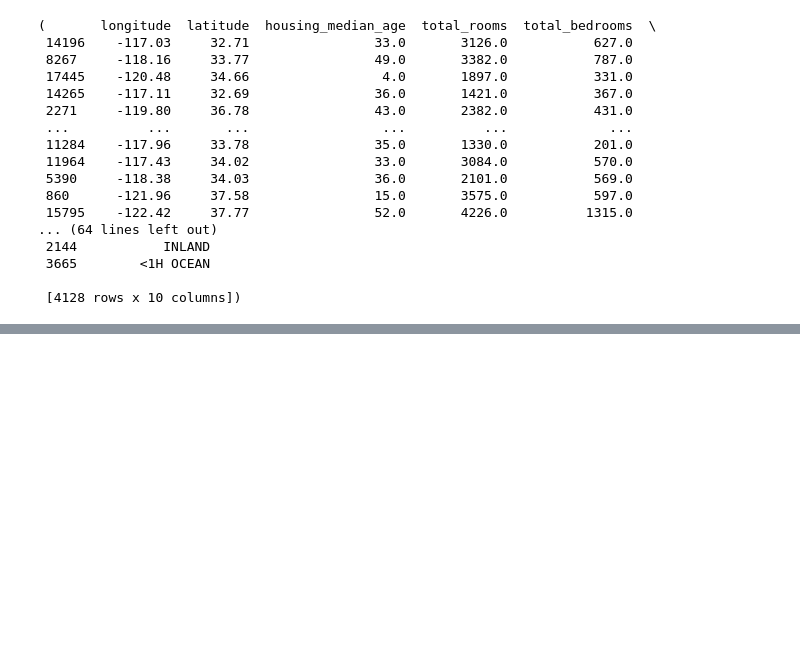
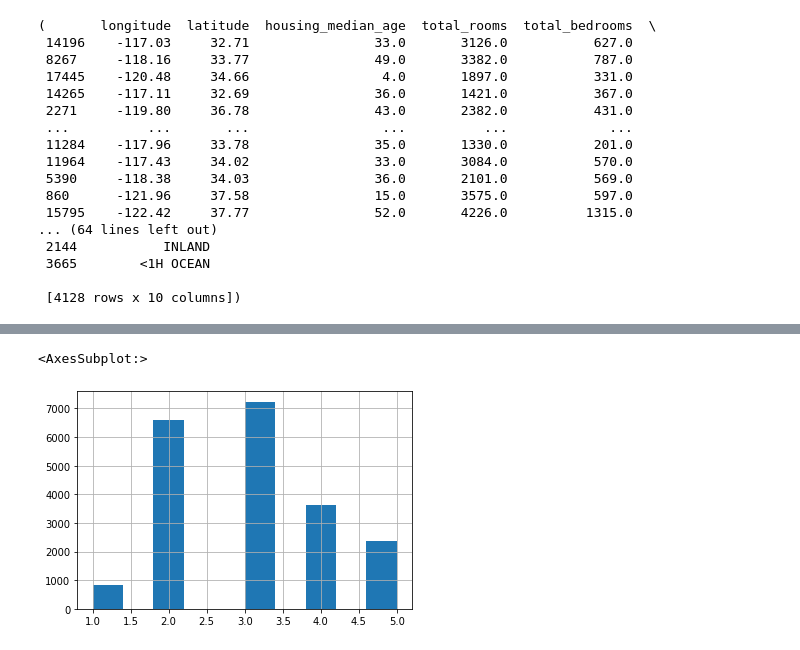
Before and after one commit to yudi43/Everything-ML, a Jupyter notebook: ML Practice Ground/mlproject/Untitled.ipynb, the cells around one changed output, grey strips where cells are left out. Saved outputs shown, nothing was run; the diff lists cells and outputs as text; code cells hidden in the pictures; blank space fills up the shorter version.

```diff
--- a/ML Practice Ground/mlproject/Untitled.ipynb
+++ b/ML Practice Ground/mlproject/Untitled.ipynb
@@ -178,0 +186,10 @@ train_set, test_set
+# %%
+#We need to create different stratas for each income group.
+
+housing['income_cat'] = pd.cut(housing['median_income'], bins = [0., 1.5, 3.0, 4.5, 6., np.inf], labels = [1,2,3,4,5])
+
+#Let's plot the income categories:
+housing['income_cat'].hist()
+# %% [output]
+<AxesSubplot:>
+[figure, added]
```
Also changed, not shown: parts of 2 cells of this notebook.
